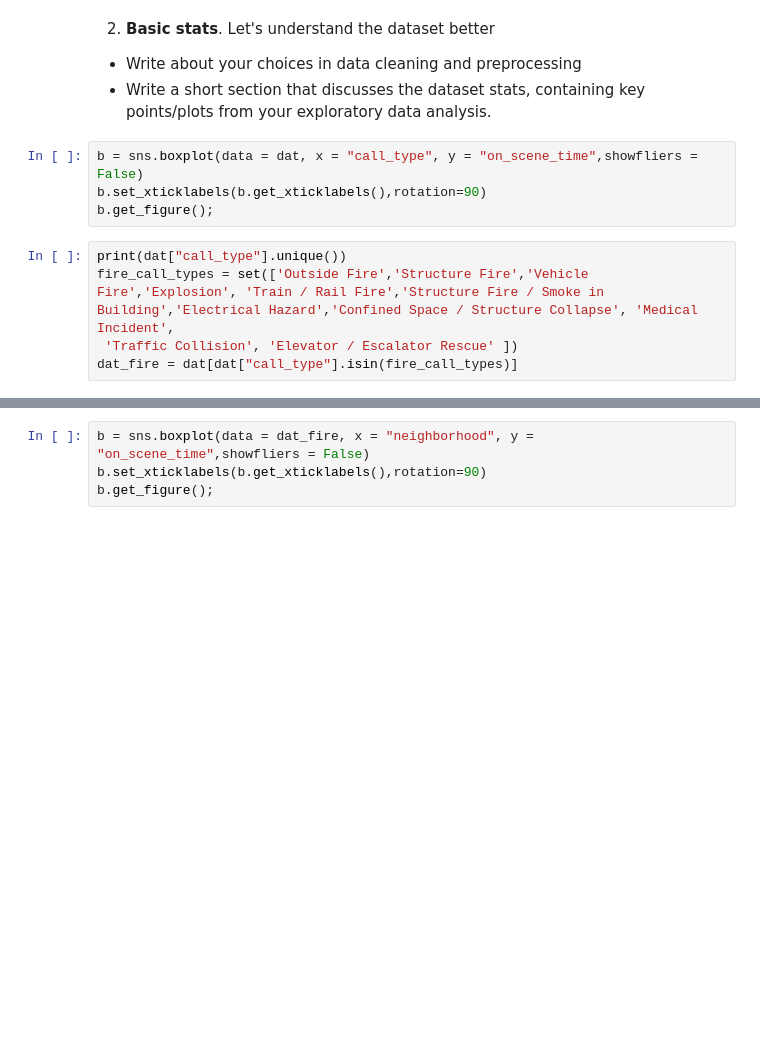
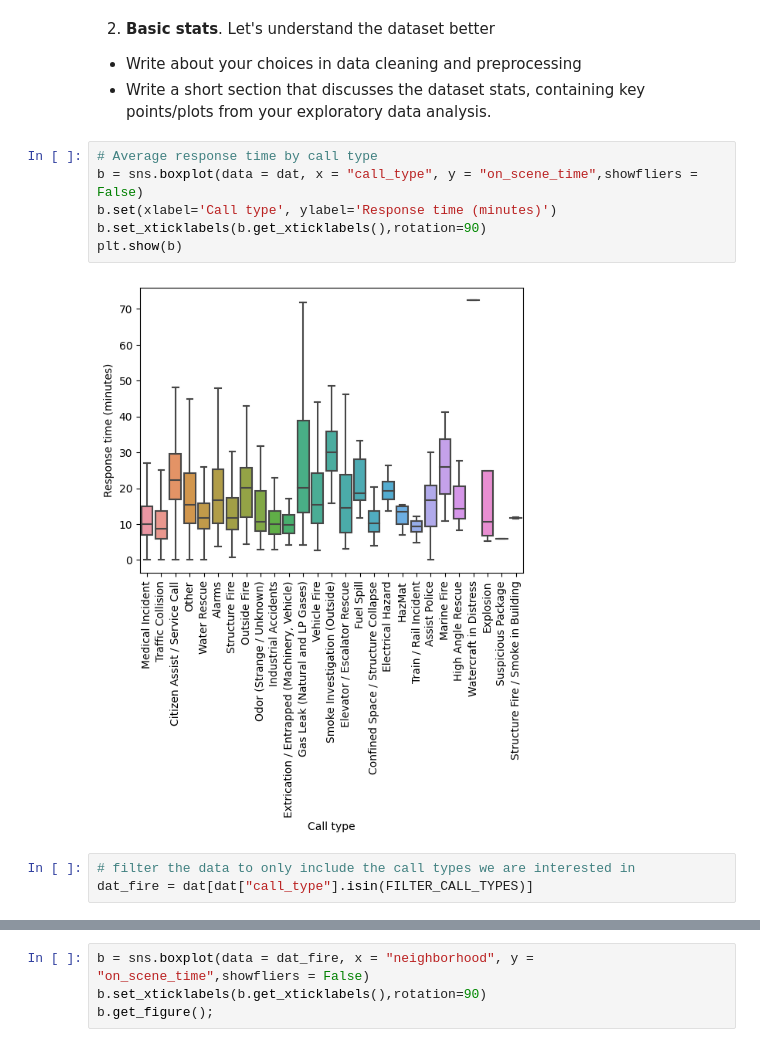
Before and after one commit to signyk/socialdataanalysis, a Jupyter notebook: finalProject.ipynb, the cells around one changed output, grey strips where cells are left out. Saved outputs shown, nothing was run; the diff lists cells and outputs as text; blank space fills up the shorter version.

```diff
--- a/finalProject.ipynb
+++ b/finalProject.ipynb
@@ -40,12 +50,14 @@ print(dat.columns)
 - Write about your choices in data cleaning and preprocessing
 - Write a short section that discusses the dataset stats, containing key points/plots from your exploratory data analysis.
 # %%
+# Average response time by call type
 b = sns.boxplot(data = dat, x = "call_type", y = "on_scene_time",showfliers = False)
+b.set(xlabel='Call type', ylabel='Response time (minutes)')
 b.set_xticklabels(b.get_xticklabels(),rotation=90)
-b.get_figure();
+plt.show(b)
+# %% [output]
+[figure, added]
-# %%
-print(dat["call_type"].unique())
-fire_call_types = set(['Outside Fire','Structure Fire','Vehicle Fire','Explosion', 'Train / Rail Fire','Structure Fire / Smoke in Building','Electrical Hazard','Confined Space / Structure Collapse', 'Medical Incident',
- 'Traffic Collision', 'Elevator / Escalator Rescue' ])
-dat_fire = dat[dat["call_type"].isin(fire_call_types)]
+# %%
+# filter the data to only include the call types we are interested in
+dat_fire = dat[dat["call_type"].isin(FILTER_CALL_TYPES)]
 # %%
```
Also changed, not shown: parts of 3 cells of this notebook, 7 other files.
